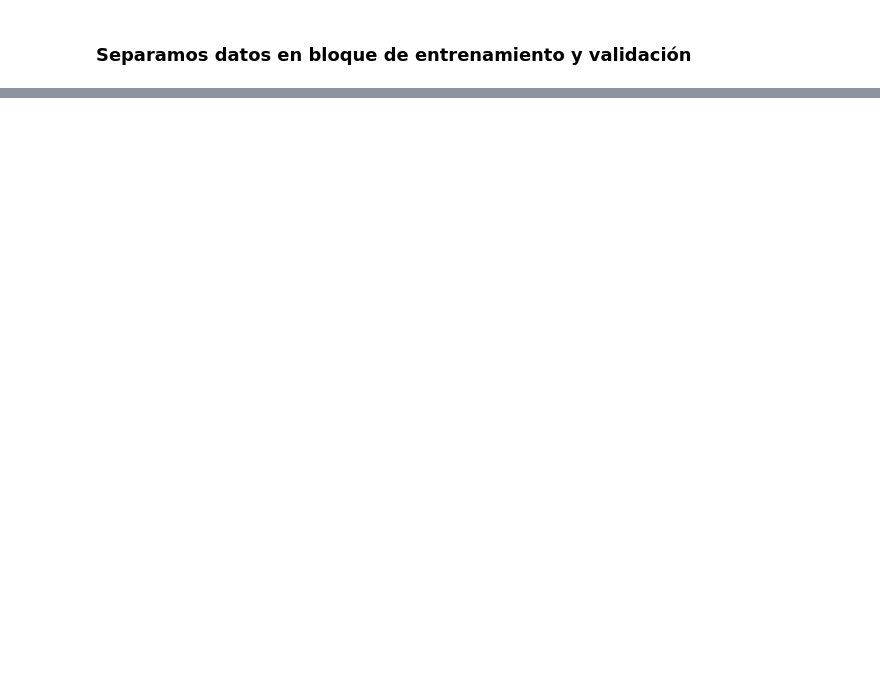
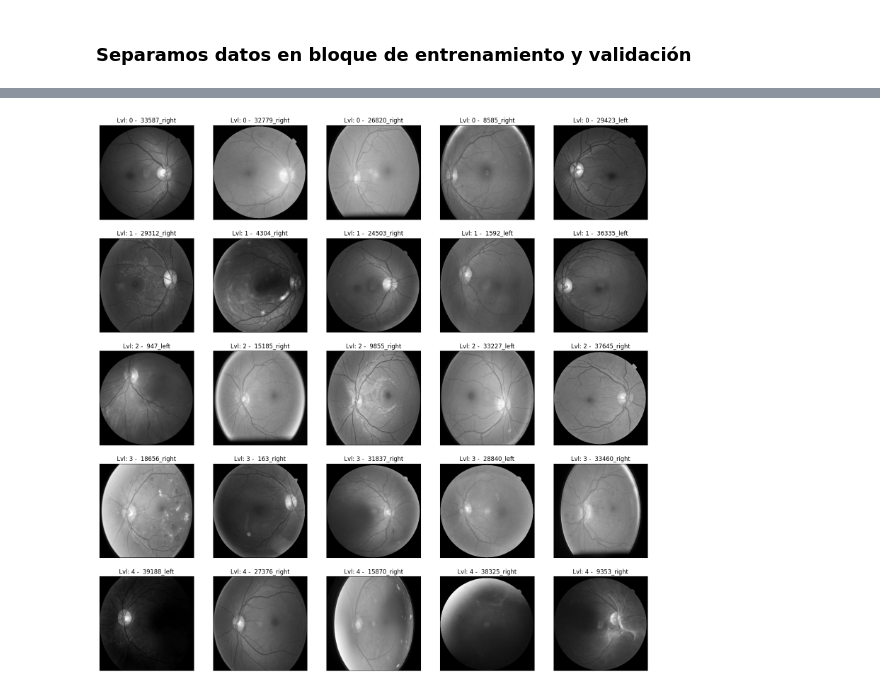
Before and after one commit to GustavoBD-Dev/DDRUCNN, a Jupyter notebook: src/DDRUCNN.ipynb, the cells around one changed output, grey strips where cells are left out. Cells and saved outputs as stored; diff of their text form; code cells hidden in the pictures; blank space fills up the shorter version.

```diff
--- a/src/DDRUCNN.ipynb
+++ b/src/DDRUCNN.ipynb
@@ -168,0 +375,26 @@ array([[<Axes: title={'center': 'level'}>,
+# %%
+import cv2
+
+NUM_SAMP = 5
+SIZE_IMG = 256
+
+fig = plt.figure(figsize=(20,20))
+
+for class_id in sorted(data_completed['level_x'].sort_values().unique()):           # by each class
+    for i,(idx, row) in enumerate(data_completed[data_completed['level_x'] == class_id].sample(NUM_SAMP).iterrows()): # get two samples img
+        # print(i, idx, row['level'])
+        # print(class_id * NUM_SAMP + i + 1)
+        ax = fig.add_subplot(5, NUM_SAMP, class_id * NUM_SAMP + i + 1, xticks=[], yticks=[])
+        image = cv2.imread(row['path'])
+        image = cv2.cvtColor(image, cv2.COLOR_RGB2GRAY)
+        image = cv2.resize(image, (SIZE_IMG, SIZE_IMG))
+
+        clahe = cv2.createCLAHE(clipLimit=2.0, tileGridSize=(8,8))
+
+        var = clahe.apply(image)
+
+        # image=cv2.addWeighted ( image,4, cv2.GaussianBlur( image , (0,0) , SIZE_IMG/10) ,-4 ,128) # the trick is to add this line
+        plt.imshow(image, cmap='gray')
+        ax.set_title('Lvl: %d -  %s' % (row['level_x'], row['image']))
+# %% [output]
+[figure, added]
```
Also changed, not shown: parts of 31 cells of this notebook, 1 other file.
